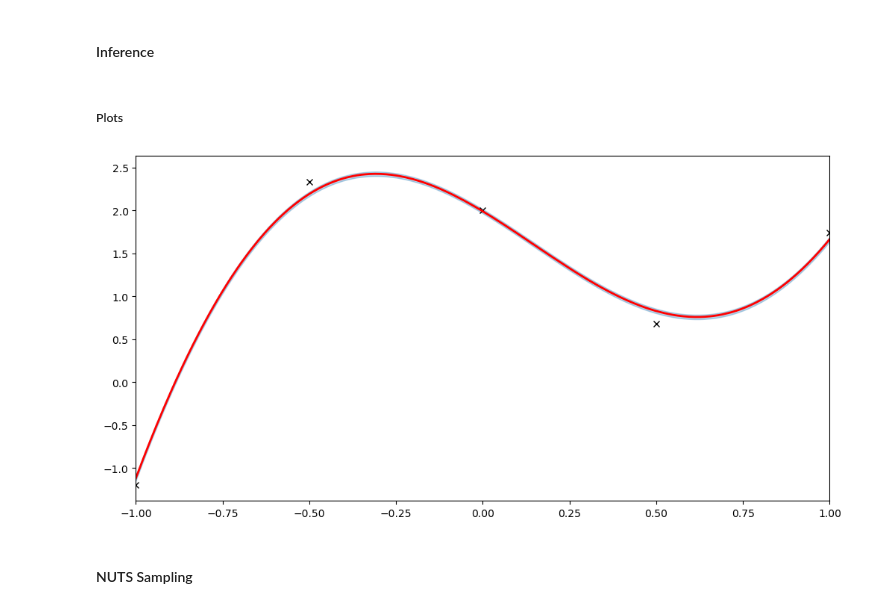
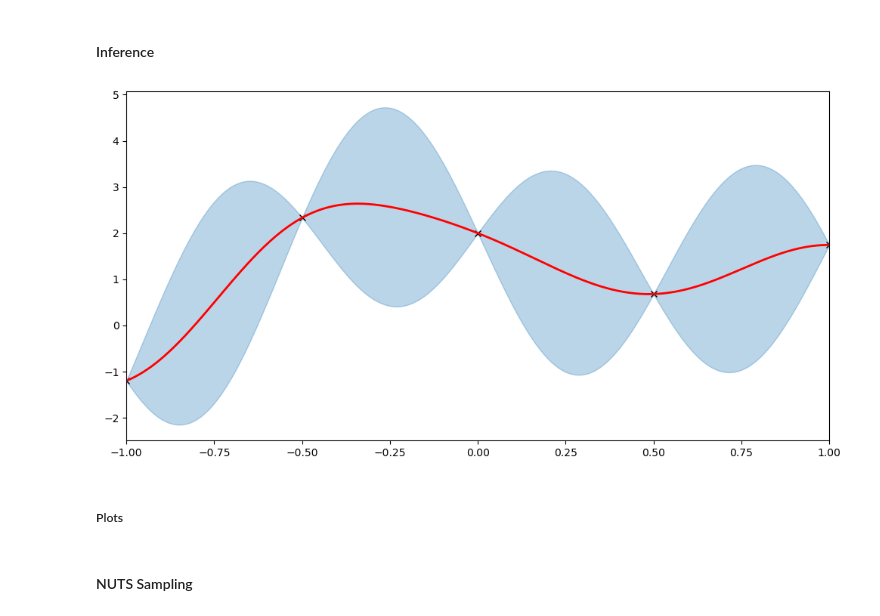
Before and after one commit to KjaMadsen/pmlProject, a Jupyter notebook: B.ipynb, the cells around one changed output. Drawn from its saved outputs; the diff is of its cells as text; code cells hidden in the pictures.

```diff
--- a/B.ipynb
+++ b/B.ipynb
@@ -115,10 +117,17 @@ mcmc = MCMC(hmc_kernel, num_samples=200, num_chains=5, warmup_steps=100)
 mcmc.run()
+# %%
+samples = mcmc.get_samples()
+lengthscales = samples['kernel.lengthscale']
+variances = samples['kernel.variance']
+
+kernel = gp.kernels.RBF(input_dim=3, lengthscale=lengthscales.mean(), variance=variances.mean())
+gpr= gp.models.GPRegression(X, y, kernel)
+
+plot(model=gpr, plot_observed_data=True, plot_predictions=True)
+# %% [output]
+[figure, added]
 # %% [markdown]
 ##### Plots
-# %%
-plot(model=gpr, plot_observed_data=True, plot_predictions=True)
-# %% [output]
-[figure, removed]
 # %% [markdown]
 #### NUTS Sampling
 # %%
```
Also changed, not shown: parts of 11 cells of this notebook.
